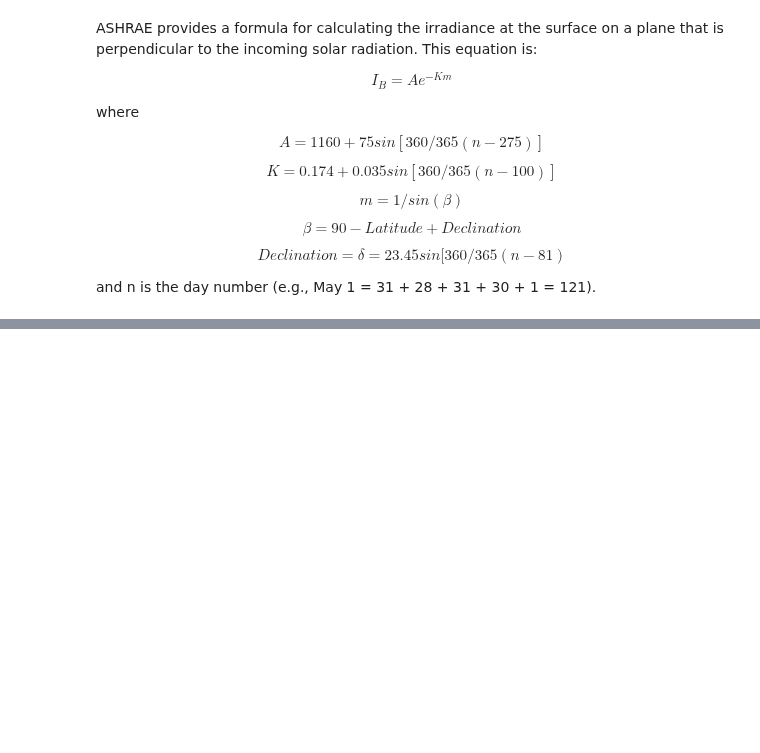
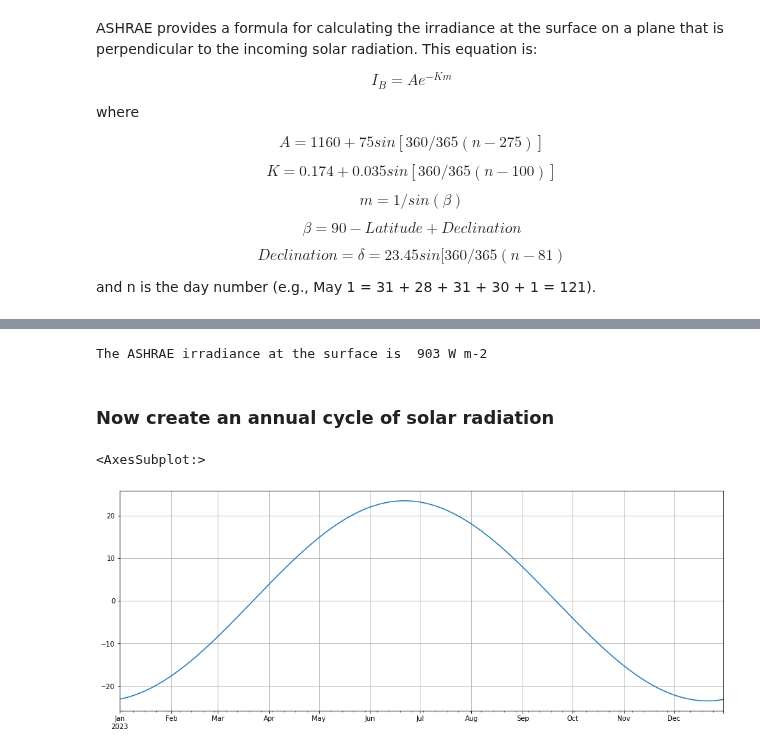
Before and after one commit to vonw/CE401, a Jupyter notebook: chapter4/ASHRAE_Irradiance.ipynb, the cells around one changed output, grey strips where cells are left out. Cells and saved outputs as stored; diff of their text form; code cells hidden in the pictures; blank space fills up the shorter version.

```diff
--- a/chapter4/ASHRAE_Irradiance.ipynb
+++ b/chapter4/ASHRAE_Irradiance.ipynb
@@ -30,8 +32,8 @@ def A(n):
 # %%
 def K(n):
-    return 0.174 +0.035*sin(360/365*(n-100)*pi/180) # unitless
+    return 0.174 +0.035*np.sin(360/365*(n-100)*np.pi/180) # unitless
 # %%
 def m(latitude, declination):
-    return 1. / sin((90. - latitude + declination)*pi/180)
+    return 1. / np.sin((90. - latitude + declination)*np.pi/180)
 # %%
 A(121)
@@ -45,5 +55,26 @@ m(46.73, declination(121))
 lat = 46.73
 day = 121
 dec = declination(day)
-Ib = A(day) * exp(-K(day)*m(lat, dec))
+Ib = A(day) * np.exp(-K(day)*m(lat, dec))
 print('The ASHRAE irradiance at the surface is %4.0f W m-2'% Ib)
+# %% [output]
+The ASHRAE irradiance at the surface is  903 W m-2
+# %% [markdown]
+### Now create an annual cycle of solar radiation
+# %%
+dates = pd.date_range('2023-01-01', '2023-12-31', freq='d')
+# %%
+dec = []
+Ib  = []
+for date in dates:
+    day = int(date.strftime('%-j'))
+    dec.append(declination(day))
+    Ib.append(A(day) * np.exp(-K(day)*m(lat, dec[-1])))
+dec = np.array(dec)
+df = pd.DataFrame({'declination': dec, 'irradiance': Ib})
+df.index = dates
+# %%
+df.declination.plot(figsize=(16,6), grid=True)
+# %% [output]
+<AxesSubplot:>
+[figure, added]
```
Also changed, not shown: parts of 9 cells of this notebook, 19 other files.
